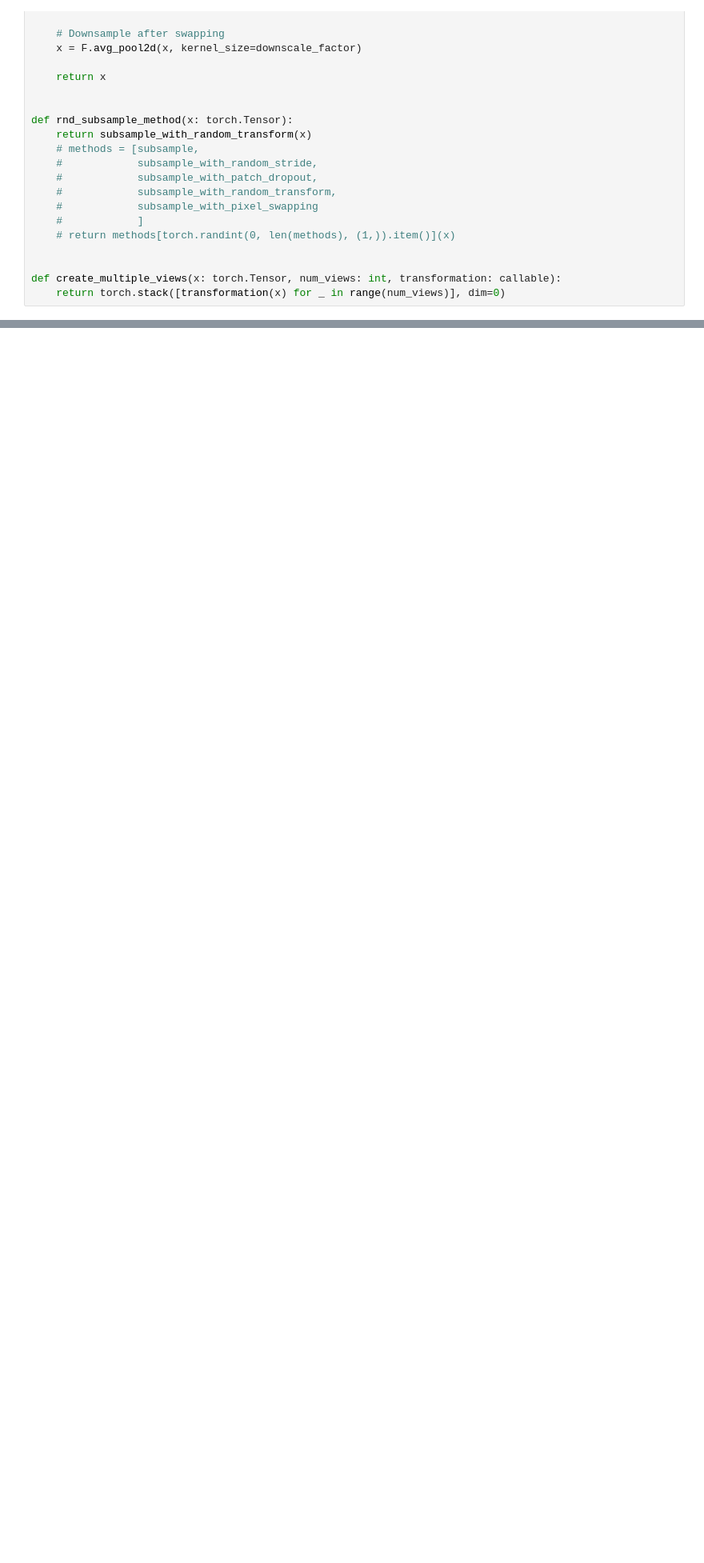
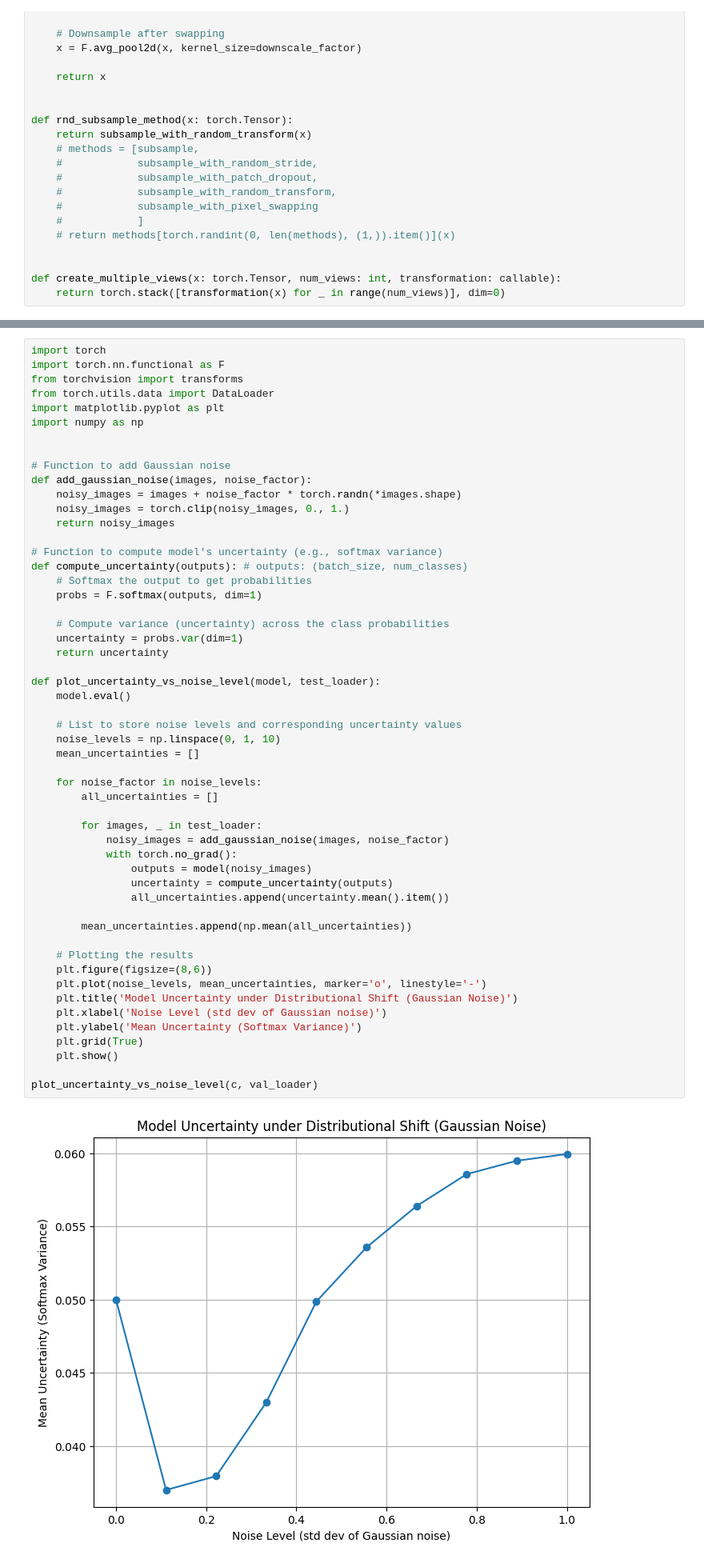
Before and after one commit to fdenoodt/fast-uncertainty-quantification, a Jupyter notebook: uncertainy/uncertainty_through_redundancy.ipynb, the cells around one changed output, grey strips where cells are left out. Shown at 80% size. Drawn from its saved outputs; the diff is of its cells as text; blank space fills up the shorter version.

```diff
--- a/uncertainy/uncertainty_through_redundancy.ipynb
+++ b/uncertainy/uncertainty_through_redundancy.ipynb
@@ -444,0 +438,55 @@ distribution_variances_per_wrong_or_correct_prediction_normalized(res.detach())
+# %%
+import torch
+import torch.nn.functional as F
+from torchvision import transforms
+from torch.utils.data import DataLoader
+import matplotlib.pyplot as plt
+import numpy as np
+
+
+# Function to add Gaussian noise
+def add_gaussian_noise(images, noise_factor):
+    noisy_images = images + noise_factor * torch.randn(*images.shape)
+    noisy_images = torch.clip(noisy_images, 0., 1.)
+    return noisy_images
+
+# Function to compute model's uncertainty (e.g., softmax variance)
+def compute_uncertainty(outputs): # outputs: (batch_size, num_classes)
+    # Softmax the output to get probabilities
+    probs = F.softmax(outputs, dim=1)
+
+    # Compute variance (uncertainty) across the class probabilities
+    uncertainty = probs.var(dim=1)
+    return uncertainty
+
+def plot_uncertainty_vs_noise_level(model, test_loader):
+    model.eval()
+
+    # List to store noise levels and corresponding uncertainty values
+    noise_levels = np.linspace(0, 1, 10)
+    mean_uncertainties = []
+
+    for noise_factor in noise_levels:
+        all_uncertainties = []
+
+        for images, _ in test_loader:
+            noisy_images = add_gaussian_noise(images, noise_factor)
+            with torch.no_grad():
+                outputs = model(noisy_images)
+                uncertainty = compute_uncertainty(outputs)
+                all_uncertainties.append(uncertainty.mean().item())
+
+        mean_uncertainties.append(np.mean(all_uncertainties))
+
+    # Plotting the results
+    plt.figure(figsize=(8,6))
+    plt.plot(noise_levels, mean_uncertainties, marker='o', linestyle='-')
+    plt.title('Model Uncertainty under Distributional Shift (Gaussian Noise)')
+    plt.xlabel('Noise Level (std dev of Gaussian noise)')
+    plt.ylabel('Mean Uncertainty (Softmax Variance)')
+    plt.grid(True)
+    plt.show()
+
+plot_uncertainty_vs_noise_level(c, val_loader)
+# %% [output]
+[figure, added]
```
Also changed, not shown: parts of 7 cells of this notebook.
